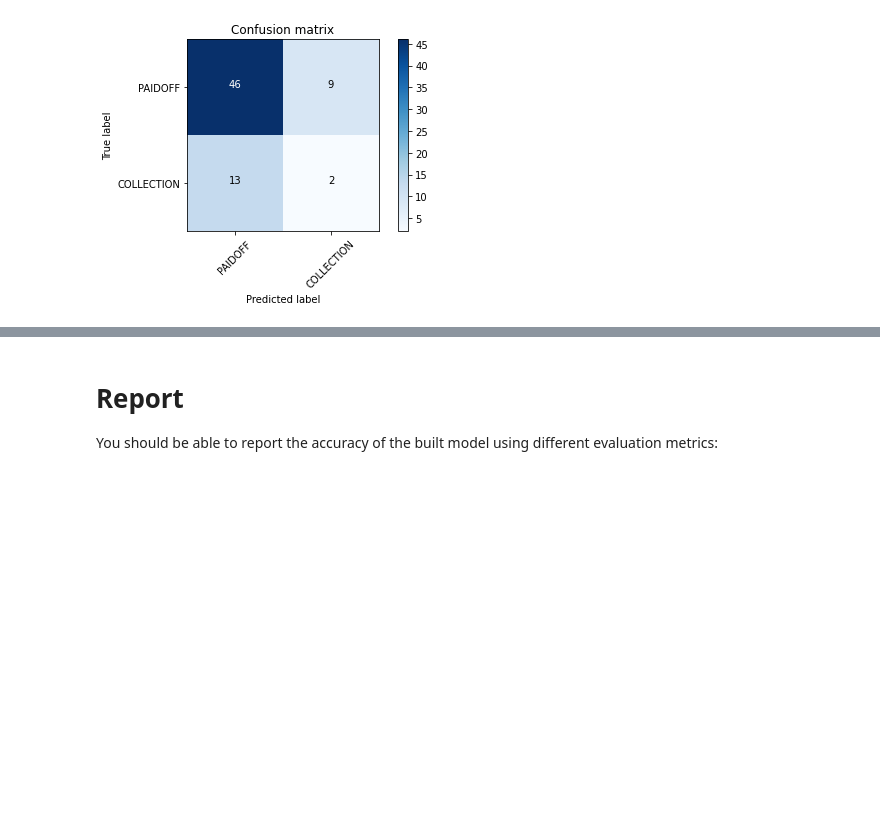
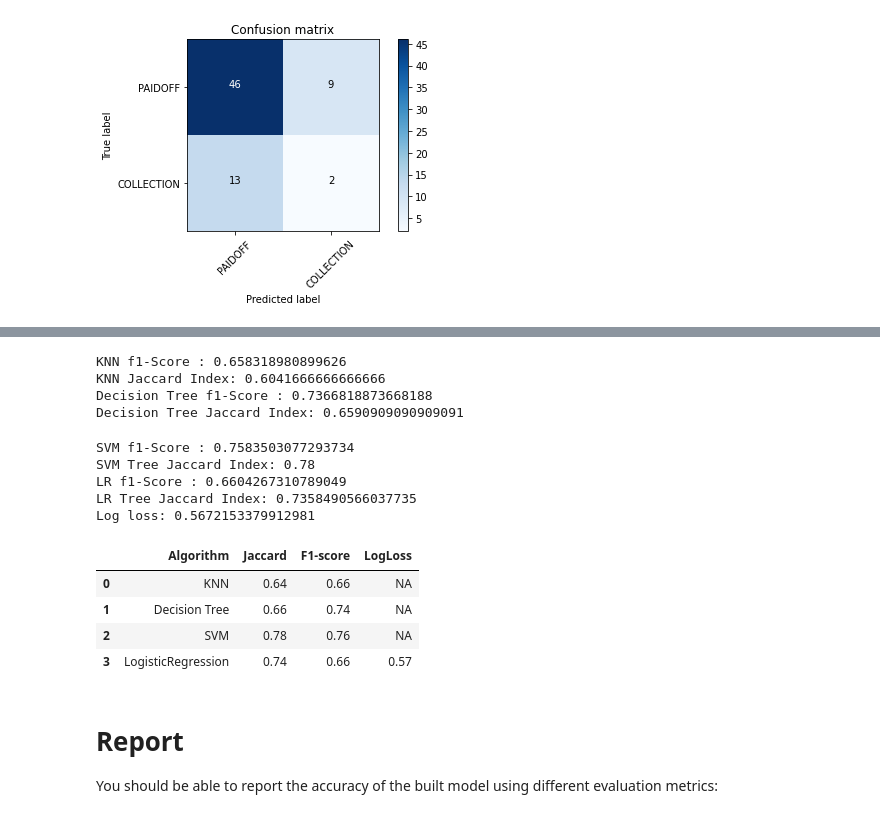
Before and after one commit to joshualeow/ibmdatascience, a Jupyter notebook: ML0101EN-Proj-Loan-py-v1.ipynb, the cells around one changed output, grey strips where cells are left out. Cells and saved outputs as stored; diff of their text form; code cells hidden in the pictures; blank space fills up the shorter version.

```diff
--- a/ML0101EN-Proj-Loan-py-v1.ipynb
+++ b/ML0101EN-Proj-Loan-py-v1.ipynb
@@ -567,3 +620,44 @@ print(jaccard_score(y_test, yhat4,pos_label="PAIDOFF"))
+# %%
+knn = neigh4.predict(Xtest)
+print("KNN f1-Score :", f1_score(ytest,knn, average='weighted'))
+print("KNN Jaccard Index:", jaccard_score(ytest,knn ,pos_label='PAIDOFF'))
+
+predtree1 = loantree.predict(Xtest)
+print("Decision Tree f1-Score :", f1_score(ytest, predtree1, average='weighted'))
+print("Decision Tree Jaccard Index:", jaccard_score(ytest, predtree1,pos_label='PAIDOFF'))
+# %% [output]
+KNN f1-Score : 0.658318980899626
+KNN Jaccard Index: 0.6041666666666666
+Decision Tree f1-Score : 0.7366818873668188
+Decision Tree Jaccard Index: 0.6590909090909091
+# %%
+yhatSVM = clf.predict(Xtest)
+print("SVM f1-Score :", f1_score(ytest, yhatSVM, average='weighted'))
+print("SVM Tree Jaccard Index:", jaccard_score(ytest, yhatSVM,pos_label='PAIDOFF'))
+
+yhatlog = LR.predict(Xtest)
+print("LR f1-Score :", f1_score(ytest, yhatlog, average='weighted'))
+print("LR Tree Jaccard Index:", jaccard_score(ytest, yhatlog,pos_label='PAIDOFF'))
+
+probalog = LR.predict_proba(Xtest)
+
+print("Log loss:", log_loss(ytest, probalog))
+# %% [output]
+SVM f1-Score : 0.7583503077293734
+SVM Tree Jaccard Index: 0.78
+LR f1-Score : 0.6604267310789049
+LR Tree Jaccard Index: 0.7358490566037735
+Log loss: 0.5672153379912981
+# %%
+result = {'Algorithm':['KNN', 'Decision Tree', 'SVM', 'LogisticRegression'], 'Jaccard':['0.64', '0.66', '0.78', '0.74'], 'F1-score':['0.66','0.74','0.76','0.66'], 'LogLoss':['NA','NA','NA','0.57']}
+final = pd.DataFrame(result, columns= ['Algorithm','Jaccard', 'F1-score', 'LogLoss'])
+final
+# %% [output]
+|  | Algorithm | Jaccard | F1-score | LogLoss |
+| 0 | KNN | 0.64 | 0.66 | NA |
+| 1 | Decision Tree | 0.66 | 0.74 | NA |
+| 2 | SVM | 0.78 | 0.76 | NA |
+| 3 | LogisticRegression | 0.74 | 0.66 | 0.57 |
 # %% [markdown]
 # Report
 
```
Also changed, not shown: parts of 12 cells of this notebook.
